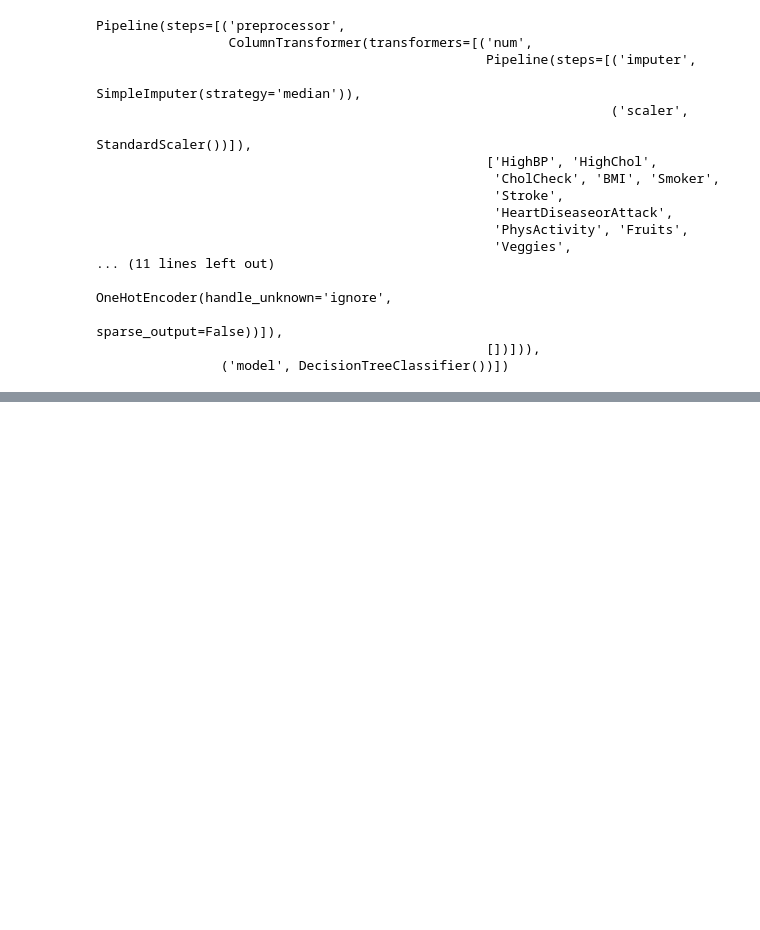
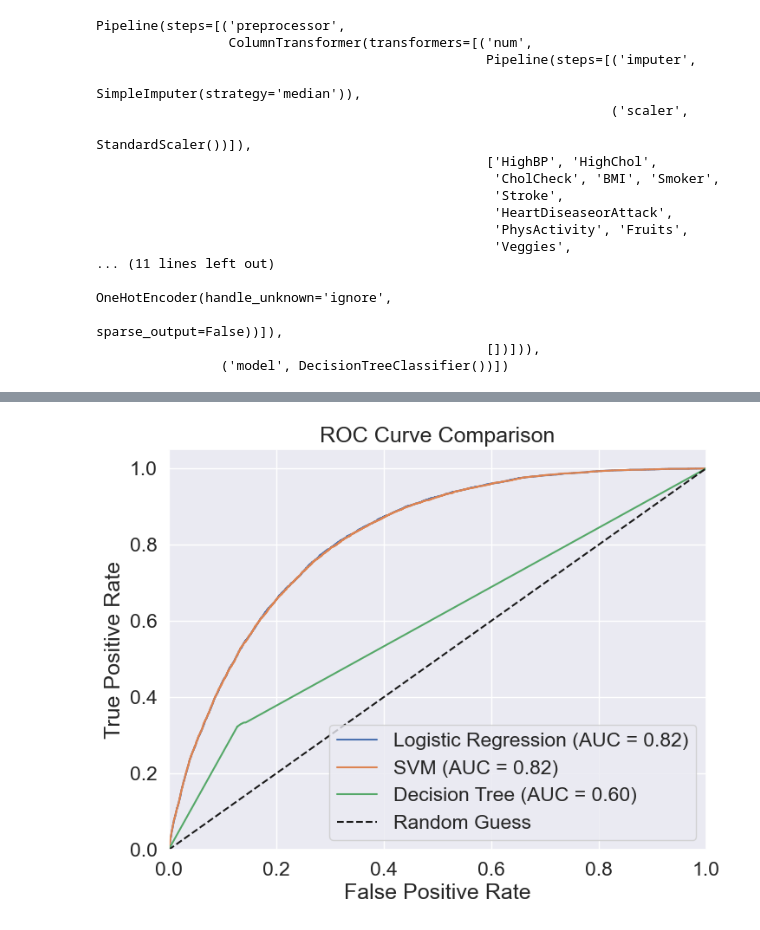
Before and after one commit to SulbenS/MaskinL-ringOppgaver, a Jupyter notebook: Oppgave2.ipynb, the cells around one changed output, grey strips where cells are left out. Saved outputs shown, nothing was run; the diff lists cells and outputs as text; code cells hidden in the pictures; blank space fills up the shorter version.

Commit message:
added a methoed that display more histograms, and the ROC curve

```diff
--- a/Oppgave2.ipynb
+++ b/Oppgave2.ipynb
@@ -273 +272,36 @@ weighted avg       0.81      0.80      0.80     50736
 [figure]
+# %%
+from sklearn.metrics import roc_curve, auc, RocCurveDisplay
+plt.figure(figsize=(8, 6))
+
+# Logistic Regression
+y_score_logistic = logisticModel.predict_proba(x_test)[:, 1] if hasattr(logisticModel, "predict_proba") else logisticModel.decision_function(x_test)
+fpr_log, tpr_log, _ = roc_curve(y_test, y_score_logistic)
+roc_auc_log = auc(fpr_log, tpr_log)
+plt.plot(fpr_log, tpr_log, label=f'Logistic Regression (AUC = {roc_auc_log:.2f})')
+
+# SVM
+if hasattr(svmModel, "decision_function"):
+    y_score_svm = svmModel.decision_function(x_test)
+else:
+    y_score_svm = svmModel.predict_proba(x_test)[:, 1]
+fpr_svm, tpr_svm, _ = roc_curve(y_test, y_score_svm)
+roc_auc_svm = auc(fpr_svm, tpr_svm)
+plt.plot(fpr_svm, tpr_svm, label=f'SVM (AUC = {roc_auc_svm:.2f})')
+
+y_score_tree = decisionTreeModel.predict_proba(x_test)[:, 1] if hasattr(decisionTreeModel, "predict_proba") else decisionTreeModel.decision_function(x_test)
+fpr_tree, tpr_tree, _ = roc_curve(y_test, y_score_tree)
+roc_auc_tree = auc(fpr_tree, tpr_tree)
+plt.plot(fpr_tree, tpr_tree, label=f'Decision Tree (AUC = {roc_auc_tree:.2f})')
+
+plt.plot([0, 1], [0, 1], 'k--', label='Random Guess')
+plt.xlim([0.0, 1.0])
+plt.ylim([0.0, 1.05])
+plt.xlabel('False Positive Rate')
+plt.ylabel('True Positive Rate')
+plt.title('ROC Curve Comparison')
+plt.legend(loc='lower right')
+plt.grid(True)
+plt.show()
+# %% [output]
+[figure, added]
```
Also changed, not shown: parts of 3 cells of this notebook.
